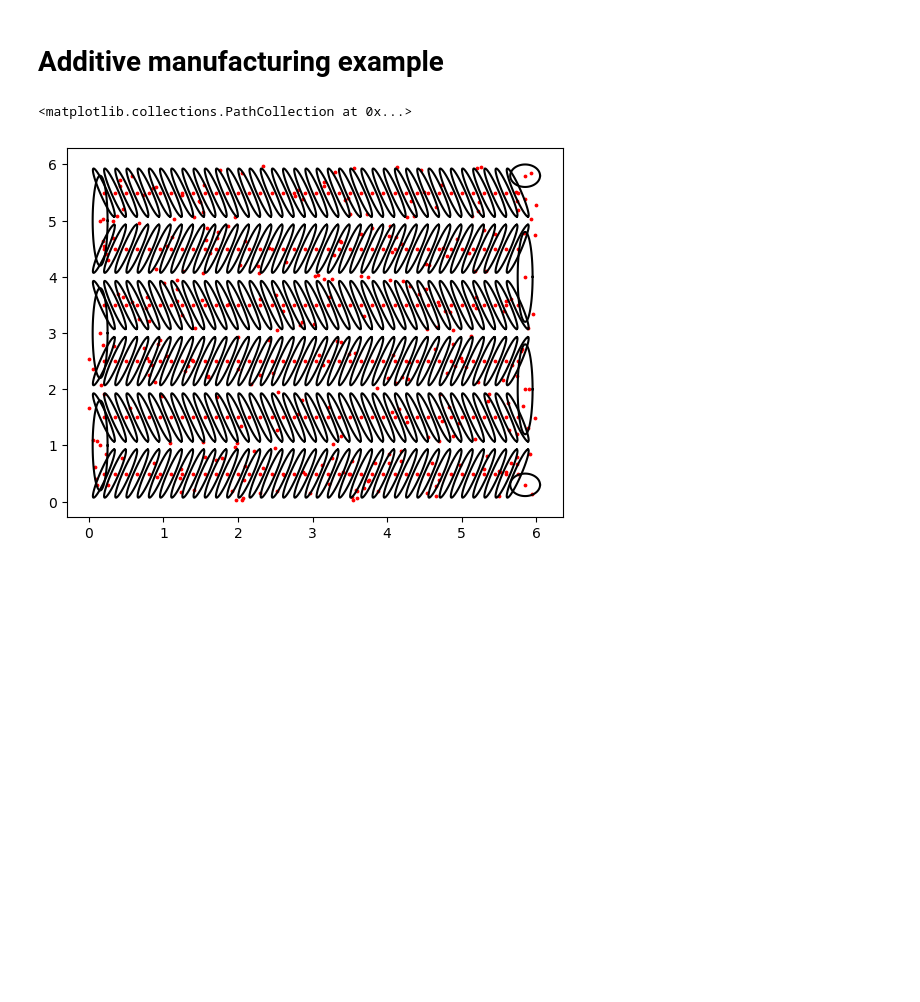
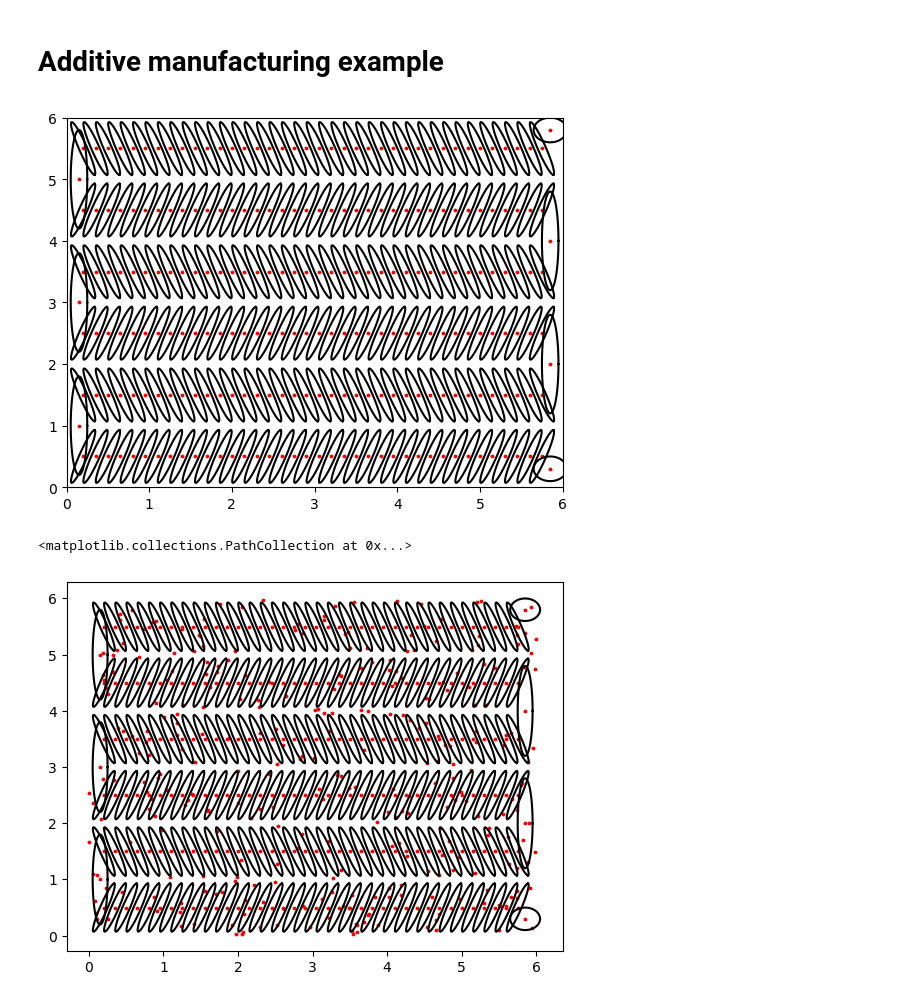
Before and after one commit to mbuze/PyAPD, a Jupyter notebook: notebooks/paper_examples/AM_example/AM_example.ipynb, the cells around one changed output. Cells and saved outputs as stored; diff of their text form; code cells hidden in the pictures; blank space fills up the shorter version.

```diff
--- a/notebooks/paper_examples/AM_example/AM_example.ipynb
+++ b/notebooks/paper_examples/AM_example/AM_example.ipynb
@@ -18,36 +18,58 @@ torch.set_printoptions(precision=10) # show more digits
 device = "cuda" if torch.cuda.is_available() else "cpu"
 dt = torch.float64
 torch.set_default_dtype(dt)
+# %%
+# helper function:
+def plot_ellipse(u,v,a,b,t_rot):
+# u=1.       #x-position of the center
+# v=0.5      #y-position of the center
+# a=2.       #radius on the x-axis
+# b=1.5      #radius on the y-axis
+# t_rot=pi/4 #rotation angle
+
+    t = np.linspace(0, 2*np.pi, 100)
+    Ell = np.array([a*np.cos(t) , b*np.sin(t)])
+         #u,v removed to keep the same center location
+    R_rot = np.array([[np.cos(t_rot) , -np.sin(t_rot)],[np.sin(t_rot) , np.cos(t_rot)]])
+         #2-D rotation matrix
+
+    Ell_rot = np.zeros((2,Ell.shape[1]))
+    for i in range(Ell.shape[1]):
+        Ell_rot[:,i] = np.dot(R_rot,Ell[:,i])
+
+    return [u+Ell_rot[0,:] , v+Ell_rot[1,:]]
 # %%
 X = np.zeros((0,2))
 abt_data = np.zeros((0,4))
 for j in range(6):
     for i in range(38):
         X = np.concatenate([X, [[0.15*i+0.2,0.5+j]] ], axis=0)
         aa = 1 if j % 2 == 0 else -1
         abt_data = np.concatenate([abt_data,[[0.45,0.05,aa*np.pi/2.5,np.pi*0.5*0.05]]],axis=0)
 
 for j in range(3):
     X = np.concatenate([X,[[0.15,1.0+2*j]] ],axis=0)
     abt_data = np.concatenate([abt_data,[[0.1,0.8,0.0,np.pi*0.5*0.05]]],axis=0)
 
 for j in range(2):
     X = np.concatenate([X,[[6.0-0.15,2.0+2*j]] ],axis=0)
     abt_data = np.concatenate([abt_data,[[0.1,0.8,0.0,np.pi*0.5*0.05]]],axis=0)
 
 for j in range(2):
     X = np.concatenate([X,[[6.0-0.15,0.3+5.5*j]] ],axis=0)
     abt_data = np.concatenate([abt_data,[[0.2,0.2,0.0,np.pi*0.3*0.3]]],axis=0)
 
-# plt.scatter(X[:,0],X[:,1],c='r',s=3)
-# plt.xlim(0, 6)
-# plt.ylim(0, 6)
-# for i in range(len(abt_data)):
-#     data = plot_ellipse(X[i,0],X[i,1],
-#                         abt_data[i,0],
-#                         abt_data[i,1],
-#                         abt_data[i,2])
-#     plt.plot(data[0],data[1],c='k')
+plt.scatter(X[:,0],X[:,1],c='r',s=3)
+plt.xlim(0, 6)
+plt.ylim(0, 6)
+for i in range(len(abt_data)):
+    data = plot_ellipse(X[i,0],X[i,1],
+                        abt_data[i,0],
+                        abt_data[i,1],
+                        abt_data[i,2])
+    plt.plot(data[0],data[1],c='k')
+# %% [output]
+[figure, added]
 # %%
 TV = abt_data[:,-1]
 A = np.zeros((0,2,2))
```
Also changed, not shown: parts of 9 cells of this notebook.
